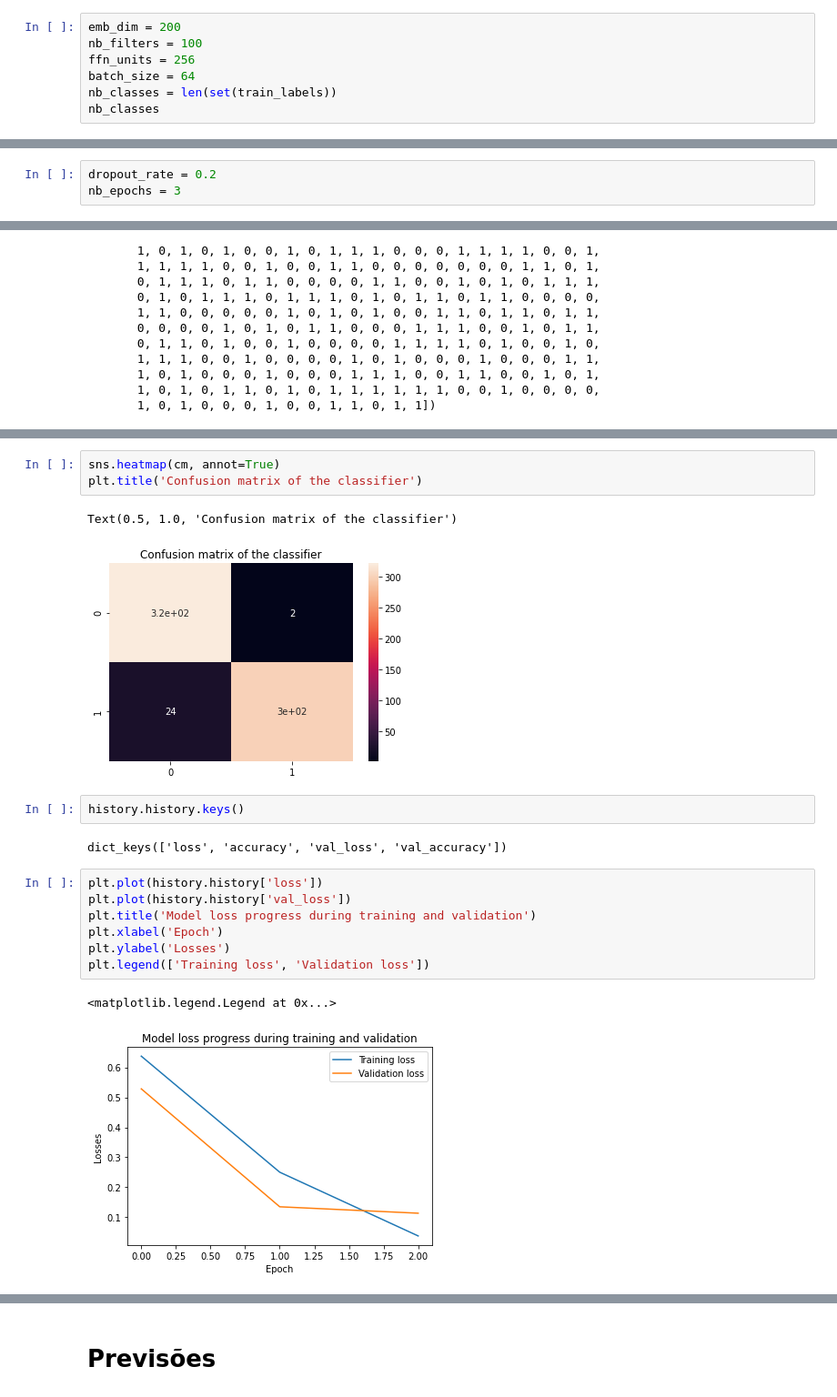
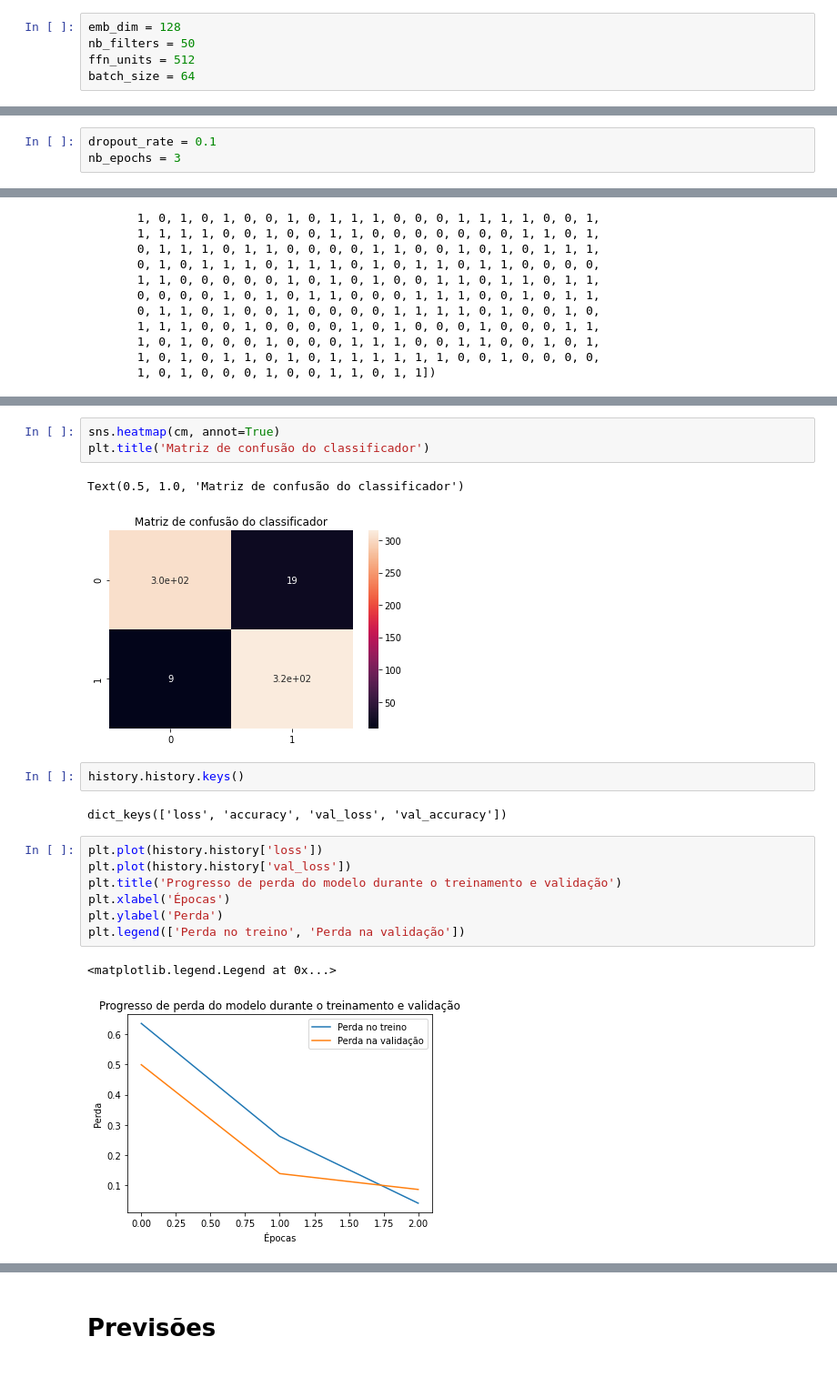
Before and after one commit to pabloalima81/tcc1, a Jupyter notebook: cfn.ipynb, the cells around one changed output, grey strips where cells are left out. Shown at 91% size. Cells and saved outputs as stored; diff of their text form.

```diff
--- a/cfn.ipynb
+++ b/cfn.ipynb
@@ -274,14 +285,12 @@ vocab_size
 # %%
-emb_dim = 200
-nb_filters = 100
-ffn_units = 256
+emb_dim = 128
+nb_filters = 50
+ffn_units = 512
 batch_size = 64
-nb_classes = len(set(train_labels))
-nb_classes
 # %% [output]
 2
 # %%
-dropout_rate = 0.2
+dropout_rate = 0.1
 nb_epochs = 3
 # %% [markdown]
 ## Treino
@@ -407,9 +416,9 @@ array([[322,   2],
 # %%
 sns.heatmap(cm, annot=True)
-plt.title('Confusion matrix of the classifier')
+plt.title('Matriz de confusão do classificador')
 # %% [output]
-Text(0.5, 1.0, 'Confusion matrix of the classifier')
+Text(0.5, 1.0, 'Matriz de confusão do classificador')
-[figure, old version]
+[figure, new version]
 # %%
 history.history.keys()
 # %% [output]
@@ -417,13 +426,13 @@ dict_keys(['loss', 'accuracy', 'val_loss', 'val_accuracy'])
 # %%
 plt.plot(history.history['loss'])
 plt.plot(history.history['val_loss'])
-plt.title('Model loss progress during training and validation')
-plt.xlabel('Epoch')
-plt.ylabel('Losses')
-plt.legend(['Training loss', 'Validation loss'])
+plt.title('Progresso de perda do modelo durante o treinamento e validação')
+plt.xlabel('Épocas')
+plt.ylabel('Perda')
+plt.legend(['Perda no treino', 'Perda na validação'])
 # %% [output]
 <matplotlib.legend.Legend at 0x...>
-[figure, old version]
+[figure, new version]
 # %%
 plt.plot(history.history['accuracy'])
 plt.plot(history.history['val_accuracy'])
```
Also changed, not shown: parts of 13 cells of this notebook.
